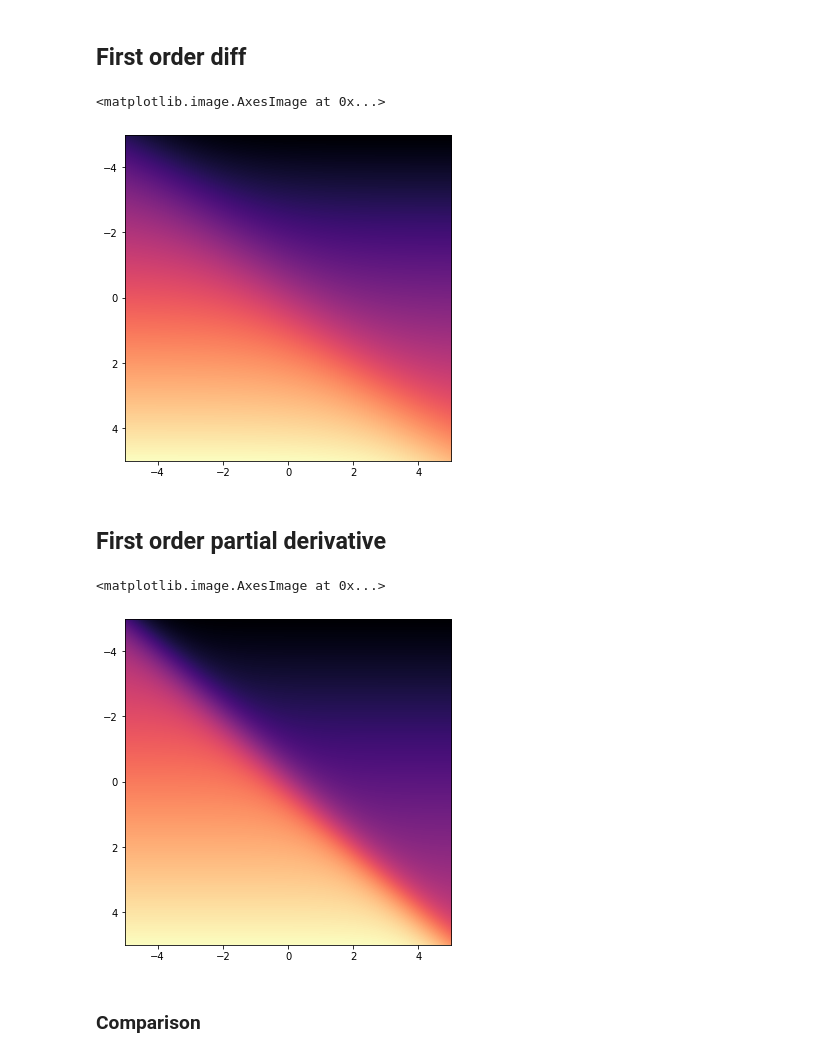
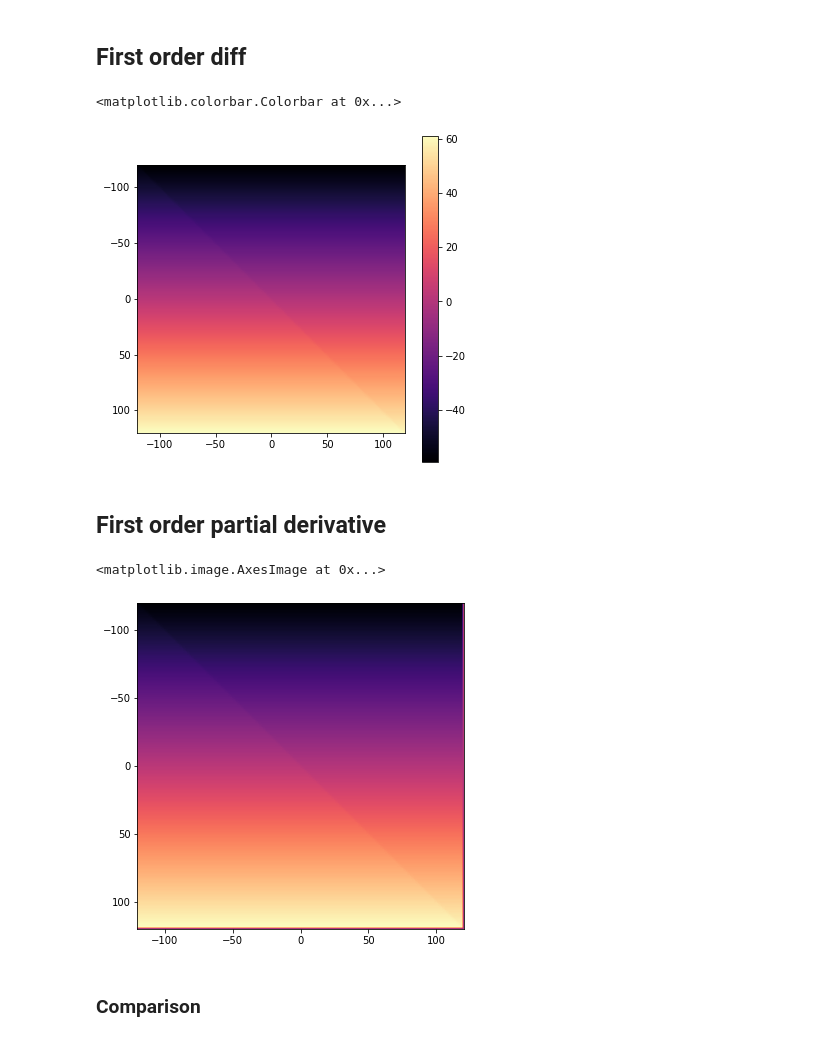
Before and after one commit to CARRIER-project/verticox, a Jupyter notebook: Lz_tests.ipynb, the cells around one changed output. Cells and saved outputs as stored; diff of their text form; code cells hidden in the pictures.

```diff
--- a/Lz_tests.ipynb
+++ b/Lz_tests.ipynb
@@ -5,9 +5,9 @@ import numpy as np
 %matplotlib inline
 # %%
 NUM_SAMPLES = 2 # If we want a 2 dimensional input space we need to stick to 2 samples
-MIN = -5
-MAX = 5
-STEP_SIZE = 0.01
+MIN = -120
+MAX = 120
+STEP_SIZE = 1
 WIDTH = int((MAX - MIN)//STEP_SIZE) + 1
 
 RESOLUTION = (WIDTH, WIDTH)
@@ -30,8 +33,9 @@ sigma = gamma
 rho = 0.25
 events = [1,2]
 Rt = group_samples_at_risk(events, None)
+Dt = group_samples_on_event_time(events, {1:[0], 2:[1]})
 
-params = Lz.Parameters(gamma, sigma, rho, Rt, K, events)
+params = Lz.Parameters(gamma, sigma, rho, Rt, K, events, Dt)
 
 params
 # %% [output]
@@ -52,9 +56,10 @@ def apply_func(f):
 # %%
 f = lambda z: Lz.parametrized(z, params)
 
-result = apply_func(f)
+lz_result = apply_func(f)
 
 fig, ax = plt.subplots(figsize=(6,6))
 
-ax.imshow(result, extent=[MIN, MAX, MAX, MIN], cmap='magma')
+im = ax.imshow(lz_result, extent=[MIN, MAX, MAX, MIN], cmap='magma')
+plt.colorbar(im)
 # %% [output]
@@ -63,16 +68,24 @@ ax.imshow(result, extent=[MIN, MAX, MAX, MIN], cmap='magma')
 # %% [markdown]
 ## First order diff
 # %%
-diff = np.diff(result, axis=PARTIAL_DERIVATIVE_IDX)
+diff = np.diff(lz_result, axis=PARTIAL_DERIVATIVE_IDX)
+
+# Remove the edge values
+diff = diff[1:-1, 1:-1]
+
 fig, ax = plt.subplots(figsize=(6,6))
 
-ax.imshow(diff, extent=[MIN, MAX, MAX, MIN], cmap='magma')
+im= ax.imshow(diff, extent=[MIN, MAX, MAX, MIN], cmap='magma')
+plt.colorbar(im)
 # %% [output]
-<matplotlib.image.AxesImage at 0x...>
+<matplotlib.colorbar.Colorbar at 0x...>
-[figure, old version]
+[figure, new version]
 # %% [markdown]
 ## First order partial derivative
 # %%
+def jacobian(z):
+    return Lz.jacobian(z, params)
+
 derivative_1 = lambda z: Lz.derivative_1(z, params, PARTIAL_DERIVATIVE_IDX)
 
 result_d1 = apply_func(derivative_1)
@@ -82,7 +95,7 @@ fig, ax = plt.subplots(figsize=(6,6))
 ax.imshow(result_d1, extent=[MIN, MAX, MAX, MIN], cmap='magma')
 # %% [output]
 <matplotlib.image.AxesImage at 0x...>
-[figure, old version]
+[figure, new version]
 # %% [markdown]
 ### Comparison
 # %%
```
Also changed, not shown: parts of 11 cells of this notebook, 6 other files.
